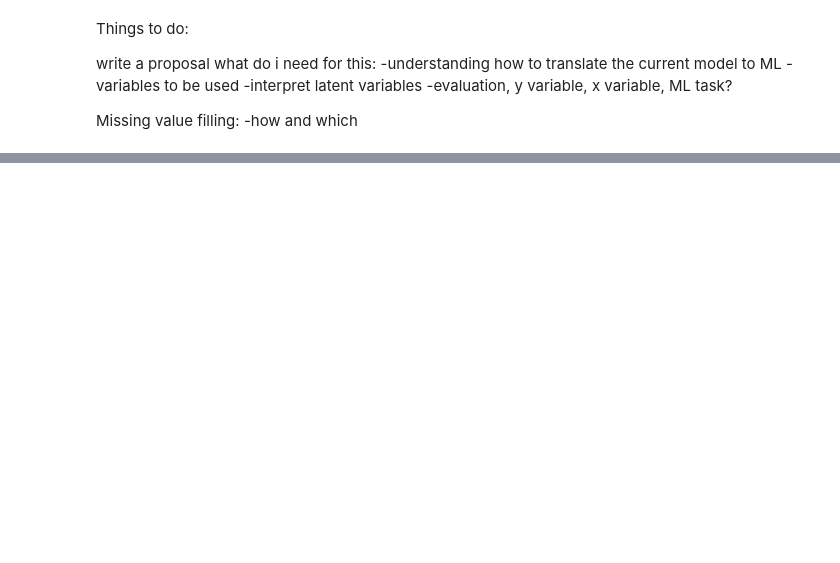
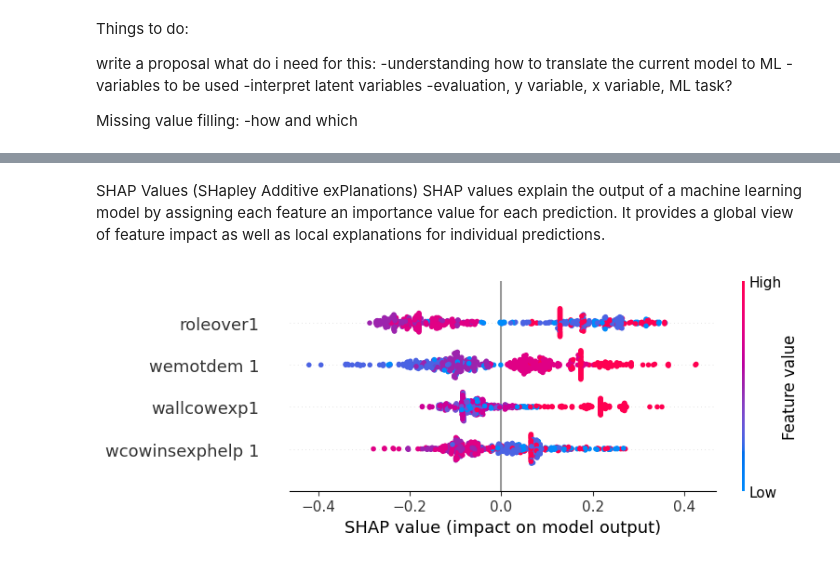
Before and after one commit to reema-dass26/Interdiciplinary_project_WU, a Jupyter notebook: source/EDA.ipynb, the cells around one changed output, grey strips where cells are left out. Cells and saved outputs as stored; diff of their text form; code cells hidden in the pictures; blank space fills up the shorter version.

```diff
--- a/source/EDA.ipynb
+++ b/source/EDA.ipynb
@@ -235,0 +703,14 @@ Missing value filling:
+# %% [markdown]
+ SHAP Values (SHapley Additive exPlanations)
+SHAP values explain the output of a machine learning model by assigning each feature an importance value for each prediction. It provides a global view of feature impact as well as local explanations for individual predictions.
+# %%
+import shap
+
+# Explain the model's predictions
+explainer = shap.TreeExplainer(model)
+shap_values = explainer.shap_values(X)
+
+# Visualize global feature importance
+shap.summary_plot(shap_values, X)
+# %% [output]
+[figure, added]
```
Also changed, not shown: parts of 70 cells of this notebook, 7 other files.
